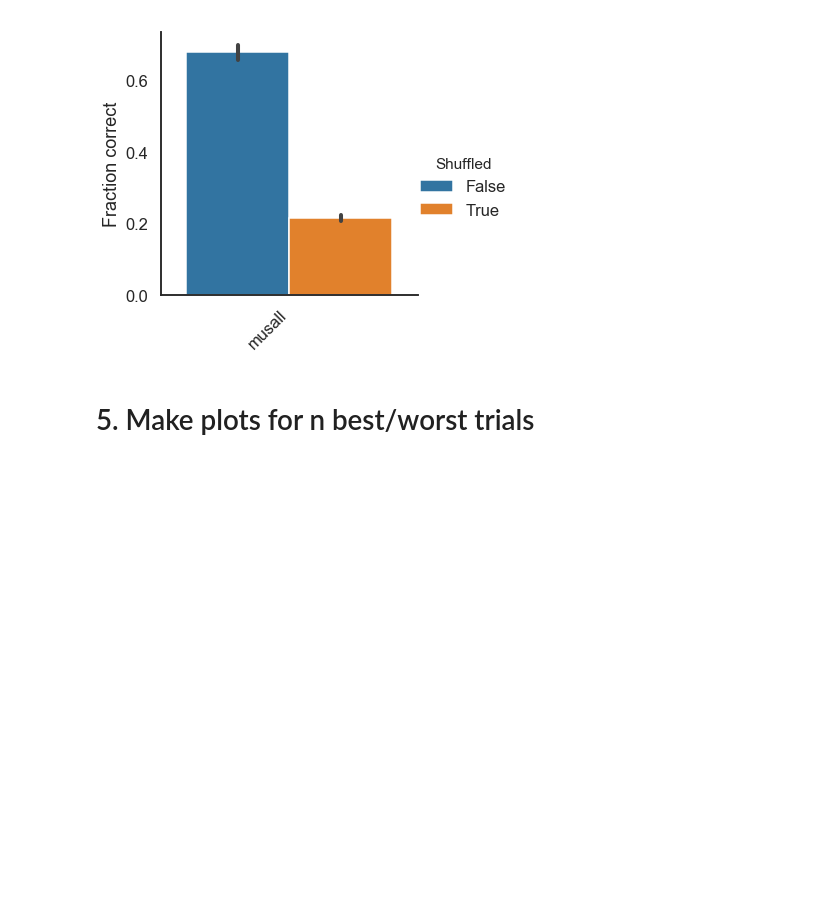
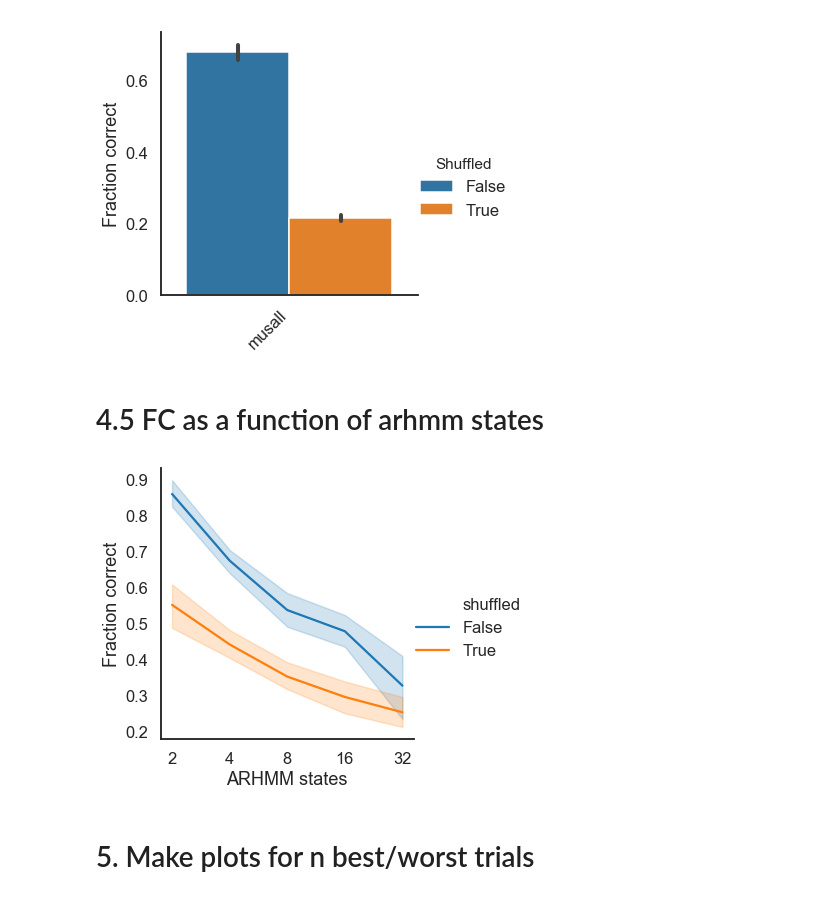
Before and after one commit to themattinthehatt/behavenet, a Jupyter notebook: behavenet/analyses/notebooks/decoder_analysis_notebook.ipynb, the cells around one changed output. Cells and saved outputs as stored; diff of their text form; code cells hidden in the pictures; blank space fills up the shorter version.

```diff
--- a/behavenet/analyses/notebooks/decoder_analysis_notebook.ipynb
+++ b/behavenet/analyses/notebooks/decoder_analysis_notebook.ipynb
@@ -460,3 +484,5 @@ if save_file is not None:
 plt.show()
 # %% [output]
 [figure]
+# %% [markdown]
+# 4.5 FC as a function of arhmm states
@@ -463,3 +569,34 @@ plt.show()
+# %%
+sns.set_style('white')
+sns.set_context('talk')
+
+results_dir = '/home/mattw/results/behavenet_figs_final/'
+save_outputs = True
+
+data_queried = metrics_df[metrics_df.dtype=='test']
+splt = sns.relplot(
+    x='n_arhmm_states', y='loss', hue='shuffled', kind='line', data=data_queried)
+
+plt.ylabel('Fraction correct')
+plt.xlabel('ARHMM states')
+
+splt.ax.set_xscale('log')
+splt.ax.set_xticks(n_arhmm_states)
+splt.ax.set_xticklabels(n_arhmm_states)
+# splt.ax.set_xticklabels(data_queried.data.unique(), rotation=45, ha='right')
+# splt._legend.set_title('Shuffled')
+
+if save_outputs:
+    save_file = os.path.join(
+        results_dir, str('%s_decoding' % lab), 'arhmm_decoding_fc')
+else:
+    save_file = None
+if save_file is not None:
+    plt.savefig(save_file + '.pdf', dpi=300, format='pdf')
+
+plt.show()
+# %% [output]
+[figure, added]
 # %% [markdown]
 # 5. Make plots for n best/worst trials
 # %%
```
Also changed, not shown: parts of 5 cells of this notebook, 6 other files.
